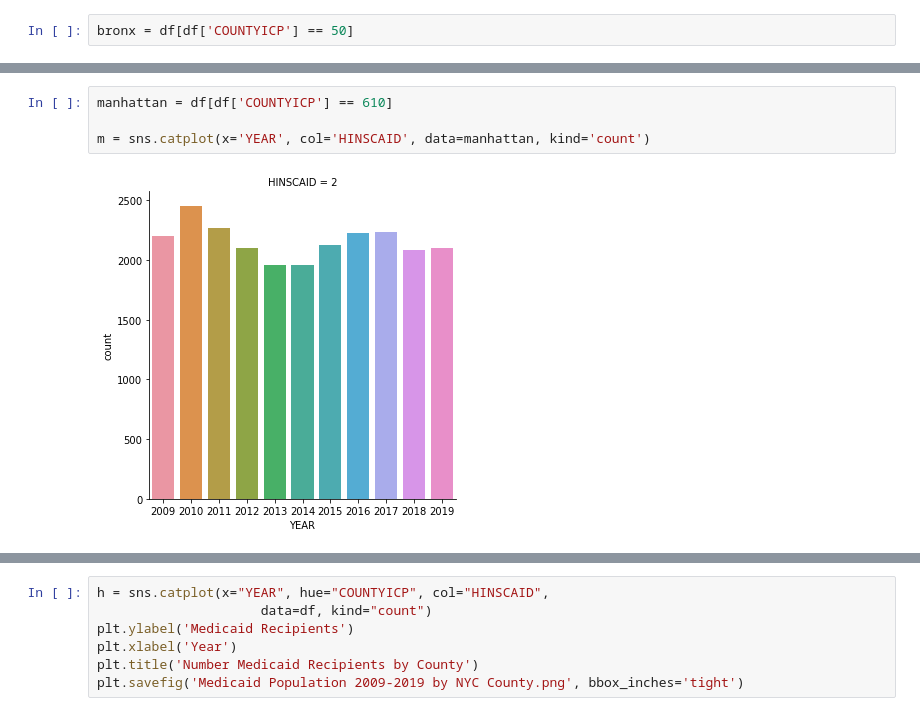
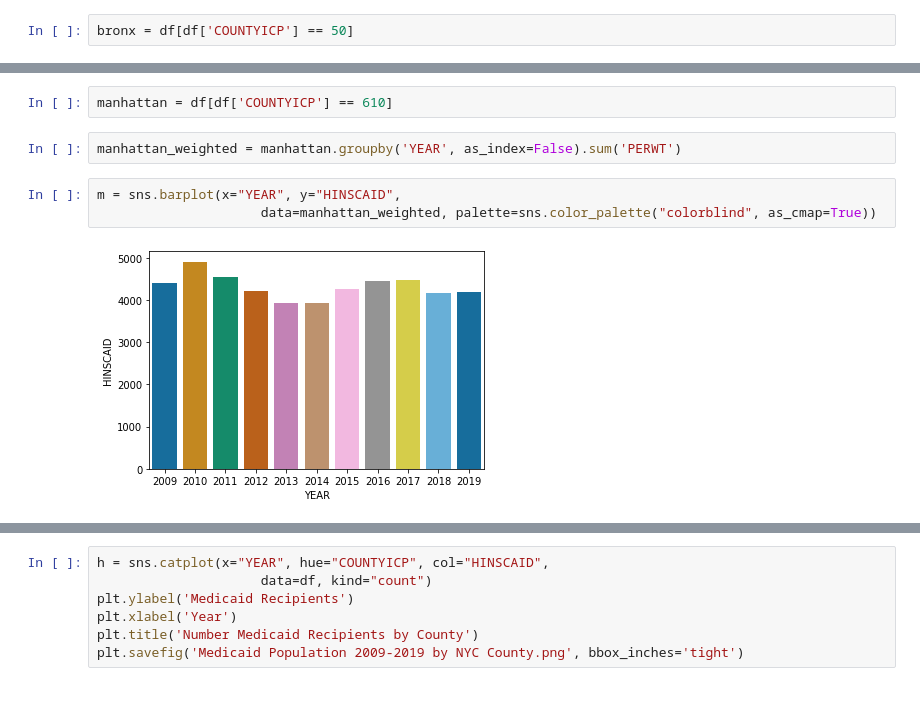
Before and after one commit to mspp-data-studio-2021/Ariel_Medex, a Jupyter notebook: IPUMS ACS Data 2009-2019.ipynb, the cells around one changed output, grey strips where cells are left out. Saved outputs shown, nothing was run; the diff lists cells and outputs as text.

```diff
--- a/IPUMS ACS Data 2009-2019.ipynb
+++ b/IPUMS ACS Data 2009-2019.ipynb
@@ -70,8 +170,11 @@ b = sns.catplot(x="YEAR", col="HINSCAID",
 # %%
 manhattan = df[df['COUNTYICP'] == 610]
-
-m = sns.catplot(x='YEAR', col='HINSCAID', data=manhattan, kind='count')
-# %% [output]
-[figure, removed]
+# %%
+manhattan_weighted = manhattan.groupby('YEAR', as_index=False).sum('PERWT')
+# %%
+m = sns.barplot(x="YEAR", y="HINSCAID",
+                     data=manhattan_weighted, palette=sns.color_palette("colorblind", as_cmap=True))
+# %% [output]
+[figure, added]
 # %%
 staten_island = df[df['COUNTYICP'] == 850]
```
Also changed, not shown: parts of 21 cells of this notebook.
